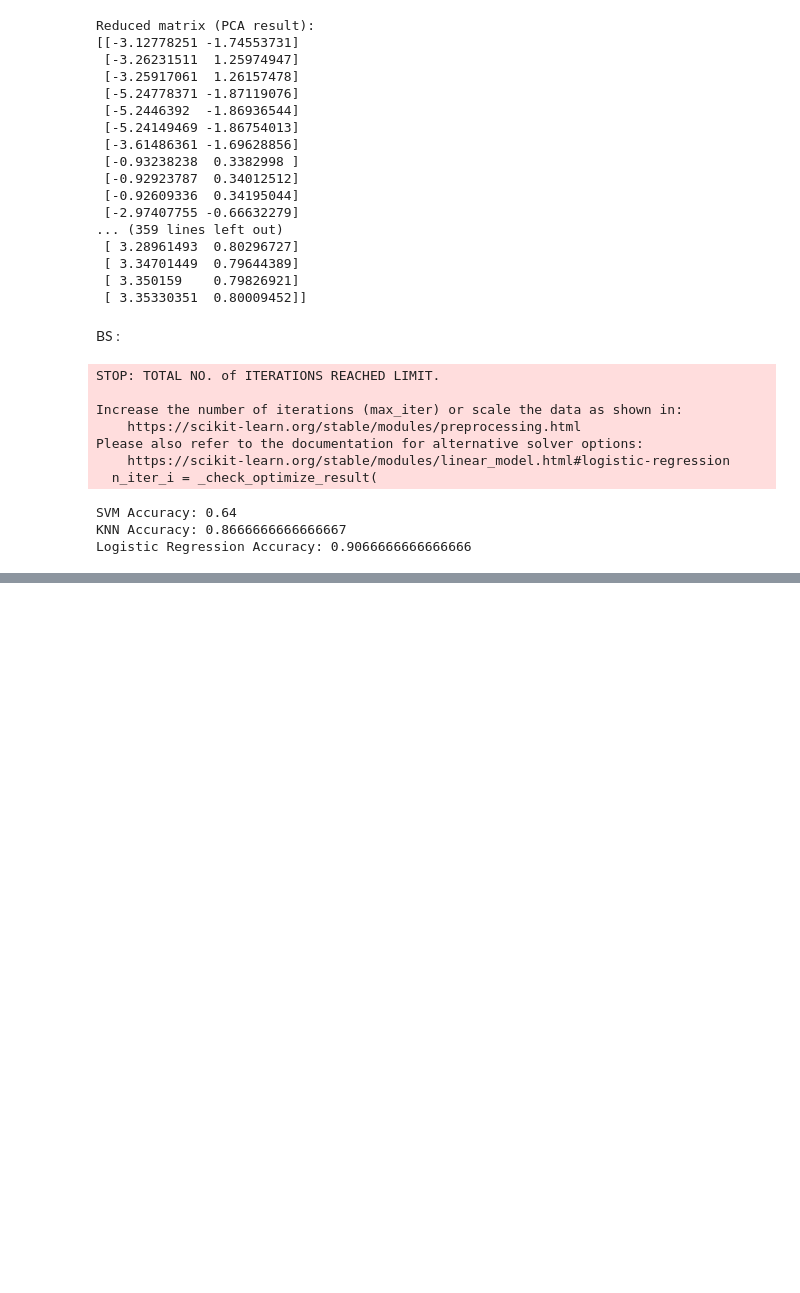
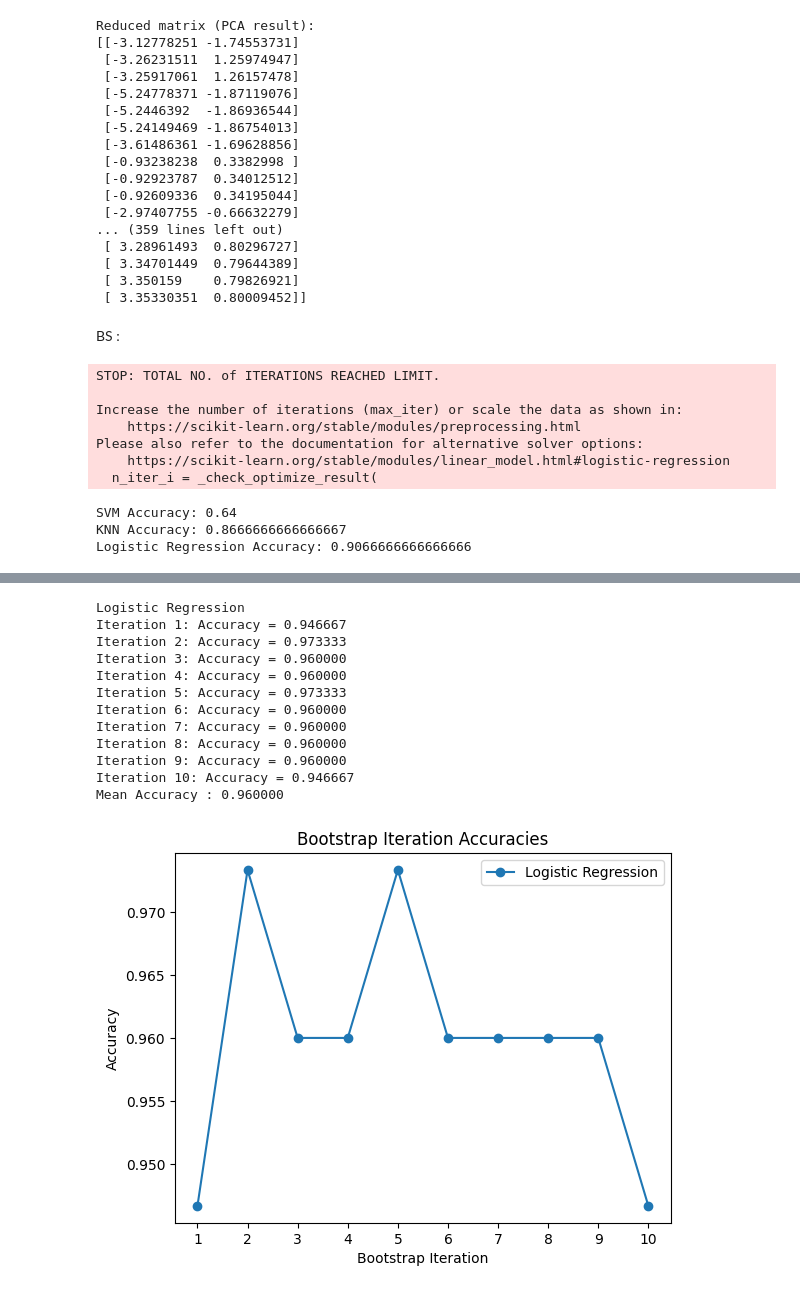
Before and after one commit to PrashanthiThirunahari/STAT_ML_B50_2495, a Jupyter notebook: STML_DATASET_PROJECT.ipynb, the cells around one changed output, grey strips where cells are left out. Cells and saved outputs as stored; diff of their text form; code cells hidden in the pictures; blank space fills up the shorter version.

```diff
--- a/STML_DATASET_PROJECT.ipynb
+++ b/STML_DATASET_PROJECT.ipynb
@@ -524,0 +449,6 @@ PCA:
+# %%
+knn = KNeighborsClassifier(n_neighbors=2)
+knn.fit(x_train, y_train)
+y_pred = knn.predict(x_test)
+print(accuracy_score(y_test,y_pred))
+print(classification_report(y_test, y_pred))
@@ -574,7 +547,7 @@ from sklearn.decomposition import PCA
 from sklearn.metrics import accuracy_score
 from sklearn.preprocessing import LabelEncoder
 # %%
-file_path = '/content/Sleep_health_and_lifestyle_dataset(2).csv.csv'
+file_path = '/content/Sleep_health_and_lifestyle_dataset.csv'
 
 data = pd.read_csv(file_path)
 # %%
@@ -675,0 +692,46 @@ for name, scores in bootstrap_scores.items():
+# %%
+models = {
+    'Logistic Regression': LogisticRegression(),
+}
+
+n_bootstrap_samples = 10
+model_predictions = {model_name:[] for model_name in models}
+model_accuracies = {}
+for model_name, model in models.items():
+  print (model_name)
+  bootstrap_preds = []
+  iteration_accuracies = []
+  for i in range(1, n_bootstrap_samples + 1):
+    x_resampled, y_resampled = resample(x_train_scaled, y_train)
+    model.fit(x_resampled, y_resampled)
+    y_pred = model.predict(x_test_scaled)
+    bootstrap_preds.append(y_pred)
+    accuracy = accuracy_score(y_test, y_pred)
+    iteration_accuracies.append(accuracy)
+    print(f"Iteration {i}: Accuracy = {accuracy:5f}")
+  mean_accuracy = np.mean(iteration_accuracies)
+  print(f"Mean Accuracy : {mean_accuracy:3f}")
+  model_accuracies[model_name] = iteration_accuracies
+
+for model_name, accuracies in model_accuracies.items():
+  plt.plot(range(1, n_bootstrap_samples + 1), accuracies, marker='o',label=model_name)
+  plt.title("Bootstrap Iteration Accuracies")
+  plt.xlabel("Bootstrap Iteration")
+  plt.ylabel("Accuracy")
+  plt.xticks(range(1, n_bootstrap_samples + 1))
+  plt.legend()
+  plt.show()
+# %% [output]
+Logistic Regression
+Iteration 1: Accuracy = 0.946667
+Iteration 2: Accuracy = 0.973333
+Iteration 3: Accuracy = 0.960000
+Iteration 4: Accuracy = 0.960000
+Iteration 5: Accuracy = 0.973333
+Iteration 6: Accuracy = 0.960000
+Iteration 7: Accuracy = 0.960000
+Iteration 8: Accuracy = 0.960000
+Iteration 9: Accuracy = 0.960000
+Iteration 10: Accuracy = 0.946667
+Mean Accuracy : 0.960000
+[figure, added]
```
Also changed, not shown: parts of 29 cells of this notebook.
